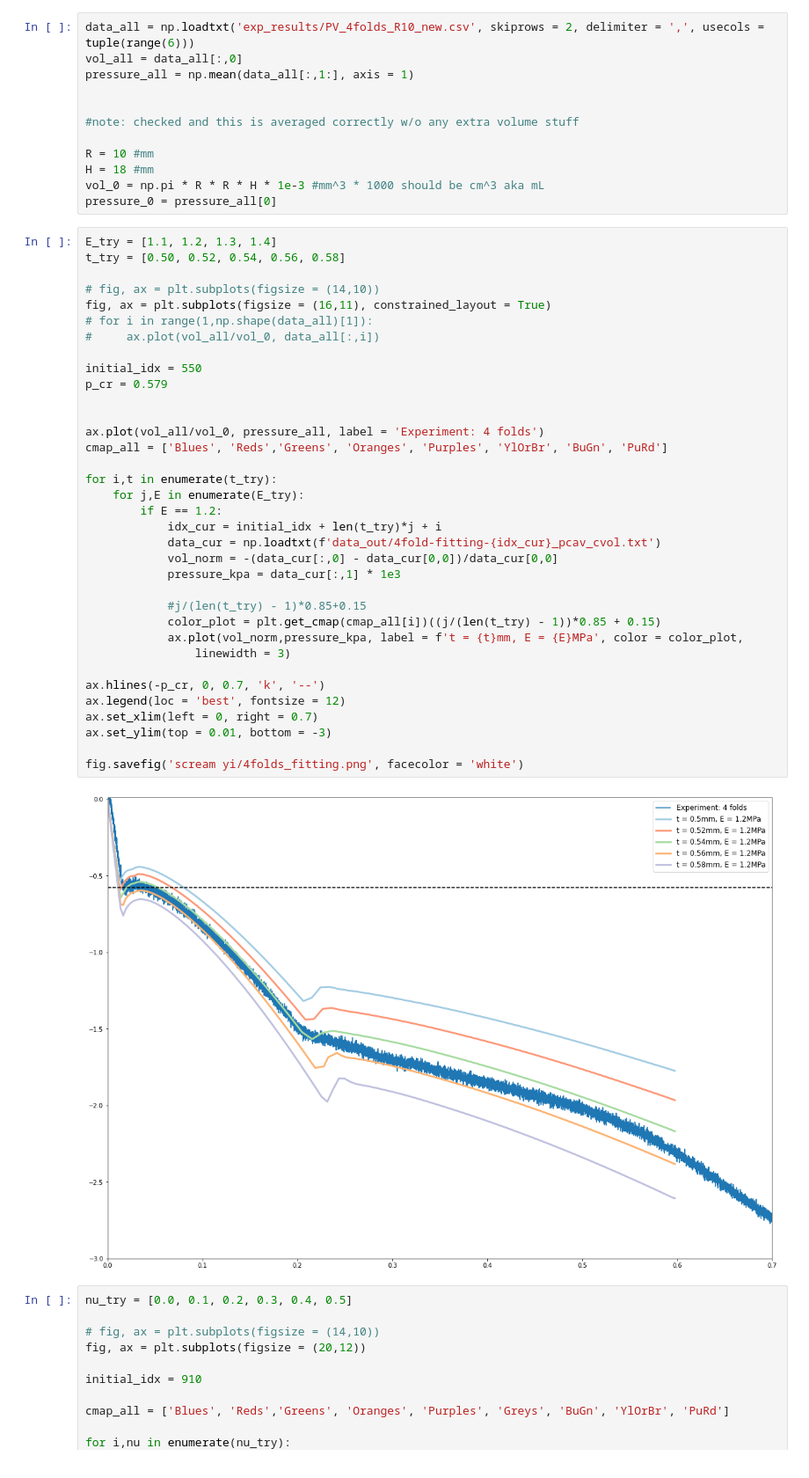
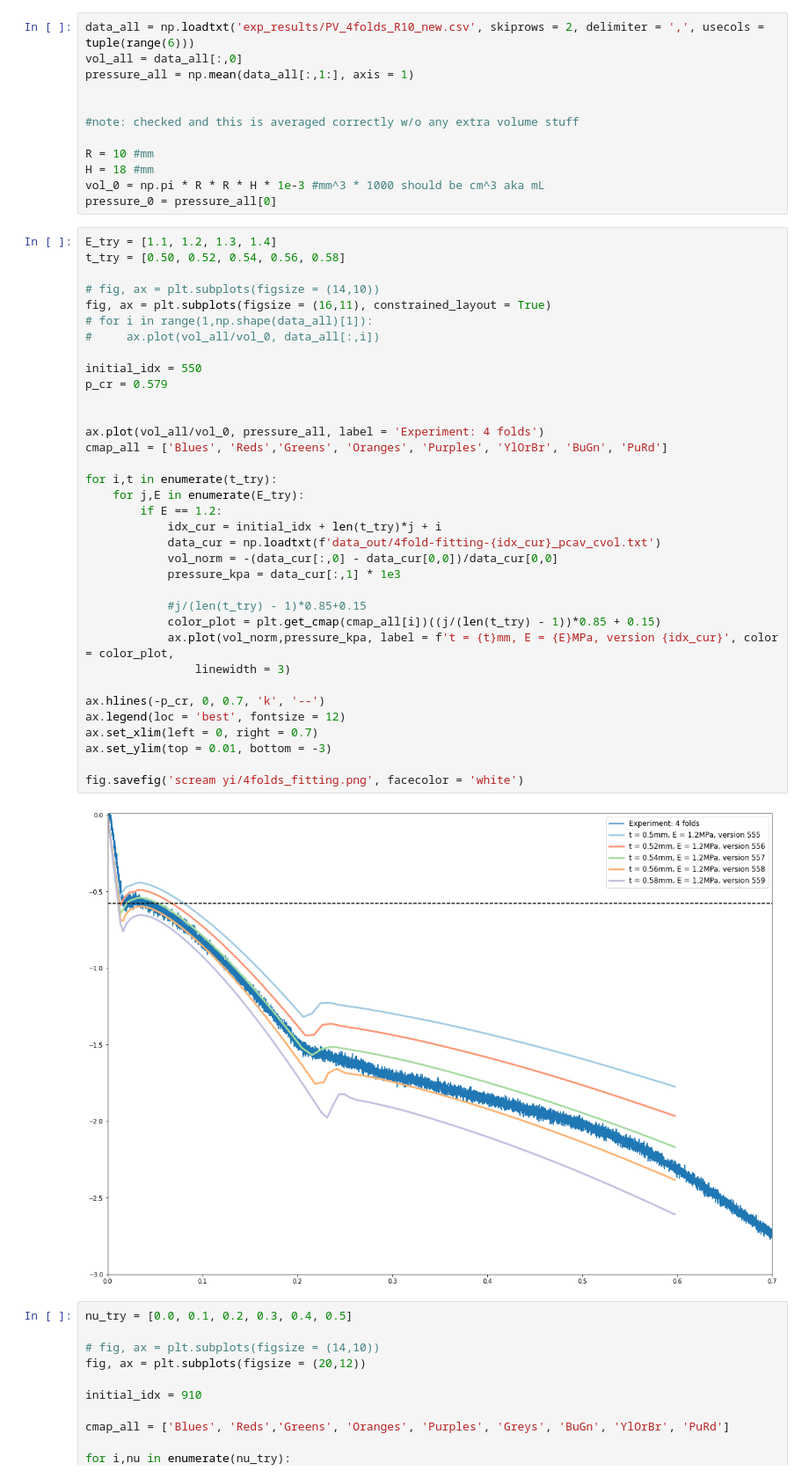
Before and after one commit to bertoldi-collab/buckling-cylinders, a Jupyter notebook: four_folds_compare.ipynb, the cells around one changed output. Shown at 88% size. Saved outputs shown, nothing was run; the diff lists cells and outputs as text.

```diff
--- a/four_folds_compare.ipynb
+++ b/four_folds_compare.ipynb
@@ -24,35 +24,35 @@ t_try = [0.50, 0.52, 0.54, 0.56, 0.58]
 fig, ax = plt.subplots(figsize = (16,11), constrained_layout = True)
 # for i in range(1,np.shape(data_all)[1]):
 #     ax.plot(vol_all/vol_0, data_all[:,i])
 
 initial_idx = 550
 p_cr = 0.579
 
 
 ax.plot(vol_all/vol_0, pressure_all, label = 'Experiment: 4 folds')
 cmap_all = ['Blues', 'Reds','Greens', 'Oranges', 'Purples', 'YlOrBr', 'BuGn', 'PuRd']
 
 for i,t in enumerate(t_try):
     for j,E in enumerate(E_try):
         if E == 1.2:
             idx_cur = initial_idx + len(t_try)*j + i
             data_cur = np.loadtxt(f'data_out/4fold-fitting-{idx_cur}_pcav_cvol.txt')
             vol_norm = -(data_cur[:,0] - data_cur[0,0])/data_cur[0,0]
             pressure_kpa = data_cur[:,1] * 1e3
 
             #j/(len(t_try) - 1)*0.85+0.15
             color_plot = plt.get_cmap(cmap_all[i])((j/(len(t_try) - 1))*0.85 + 0.15)
-            ax.plot(vol_norm,pressure_kpa, label = f't = {t}mm, E = {E}MPa', color = color_plot,
+            ax.plot(vol_norm,pressure_kpa, label = f't = {t}mm, E = {E}MPa, version {idx_cur}', color = color_plot,
                 linewidth = 3)
 
 ax.hlines(-p_cr, 0, 0.7, 'k', '--')
 ax.legend(loc = 'best', fontsize = 12)
 ax.set_xlim(left = 0, right = 0.7)
 ax.set_ylim(top = 0.01, bottom = -3)
 
 fig.savefig('scream yi/4folds_fitting.png', facecolor = 'white')
 # %% [output]
-[figure, old version]
+[figure, new version]
 # %%
 nu_try = [0.0, 0.1, 0.2, 0.3, 0.4, 0.5]
 
```
Also changed, not shown: 10 other files.
